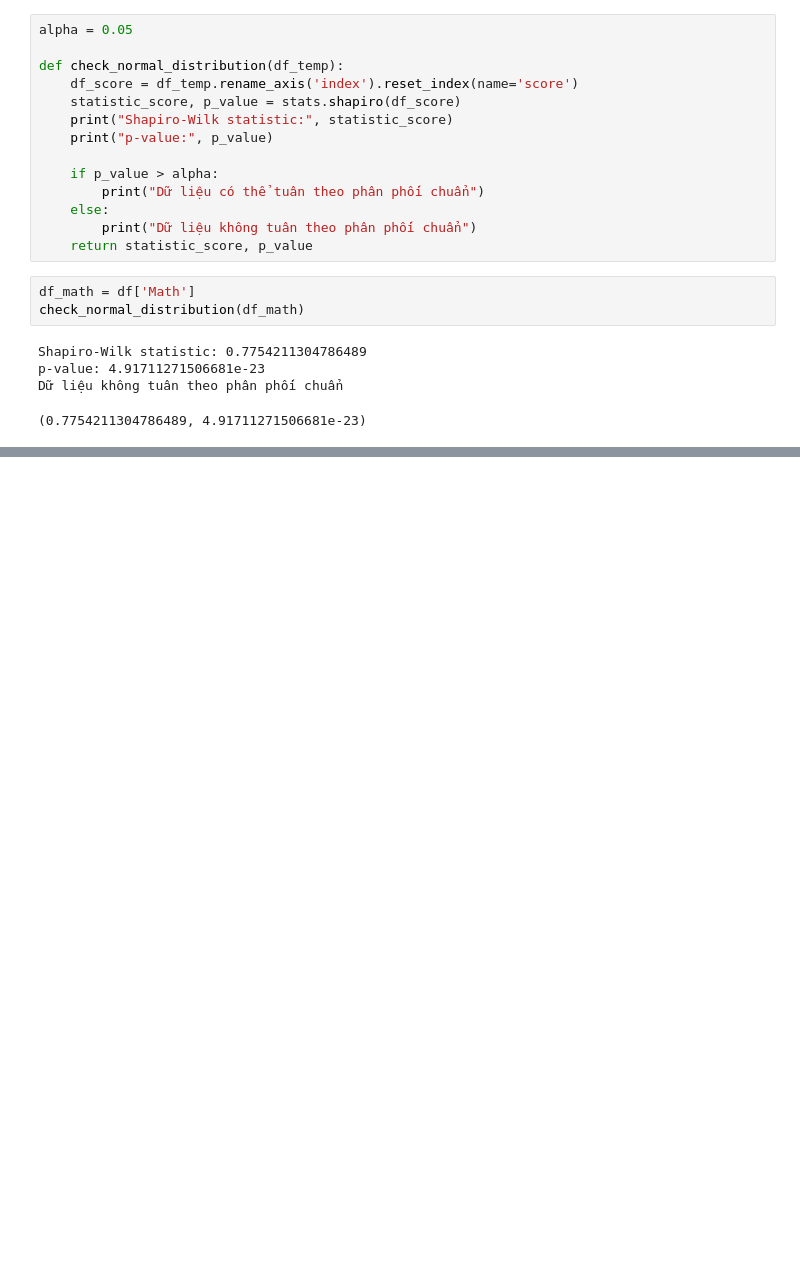
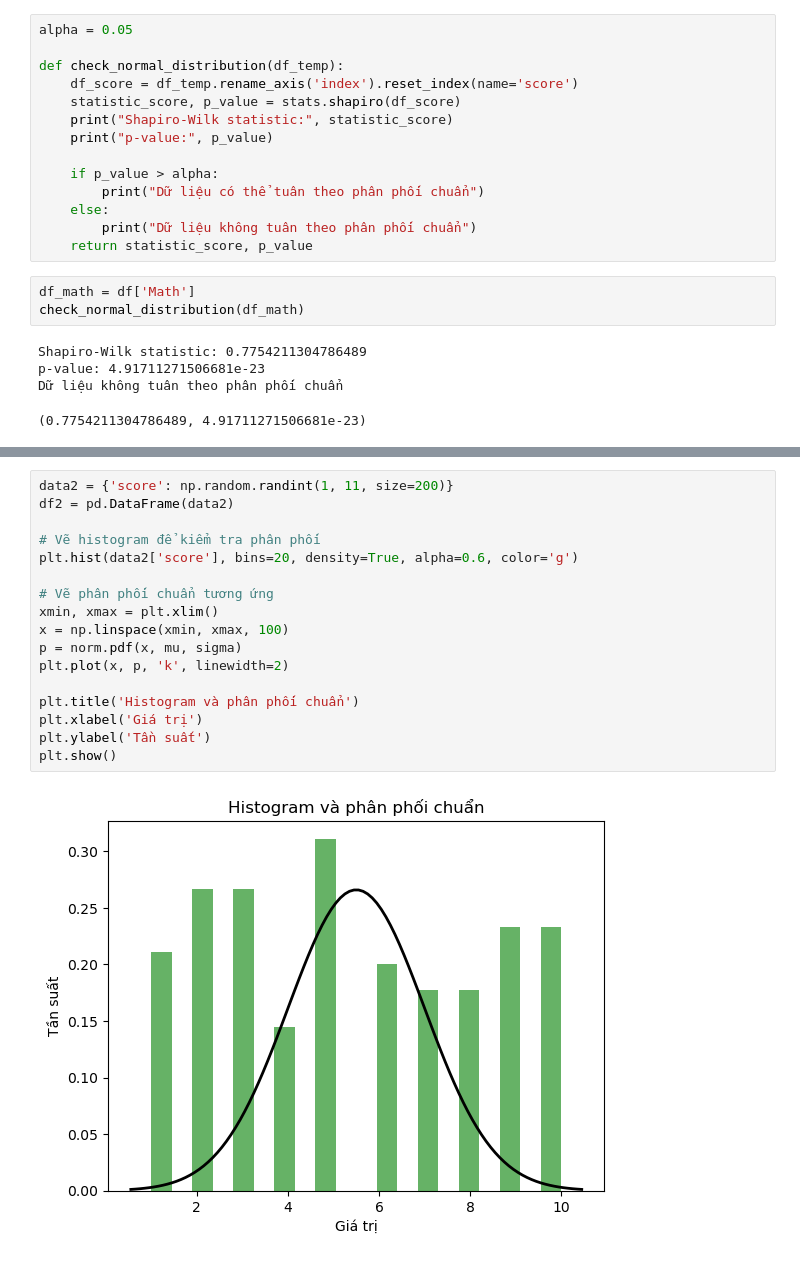
Before and after one commit to vudinhminh08/thesis, a Jupyter notebook: score_analyze.ipynb, the cells around one changed output, grey strips where cells are left out. Saved outputs shown, nothing was run; the diff lists cells and outputs as text; blank space fills up the shorter version.

```diff
--- a/score_analyze.ipynb
+++ b/score_analyze.ipynb
@@ -145,0 +226,19 @@ Dữ liệu không tuân theo phân phối chuẩn
+# %%
+data2 = {'score': np.random.randint(1, 11, size=200)}
+df2 = pd.DataFrame(data2)
+
+# Vẽ histogram để kiểm tra phân phối
+plt.hist(data2['score'], bins=20, density=True, alpha=0.6, color='g')
+
+# Vẽ phân phối chuẩn tương ứng
+xmin, xmax = plt.xlim()
+x = np.linspace(xmin, xmax, 100)
+p = norm.pdf(x, mu, sigma)
+plt.plot(x, p, 'k', linewidth=2)
+
+plt.title('Histogram và phân phối chuẩn')
+plt.xlabel('Giá trị')
+plt.ylabel('Tần suất')
+plt.show()
+# %% [output]
+[figure, added]
```
Also changed, not shown: parts of 14 cells of this notebook, 17 other files.
